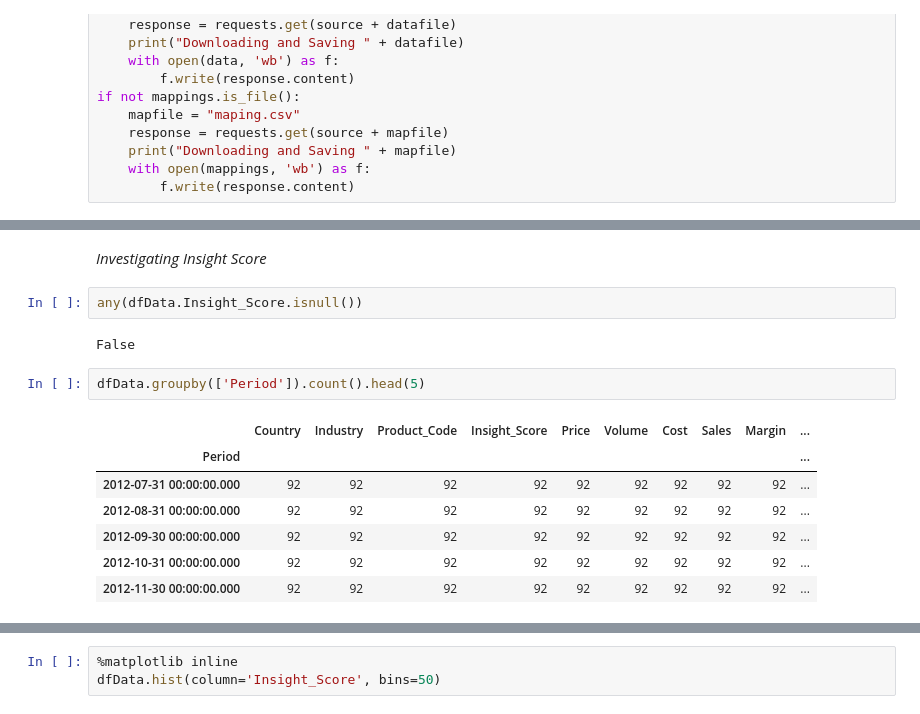
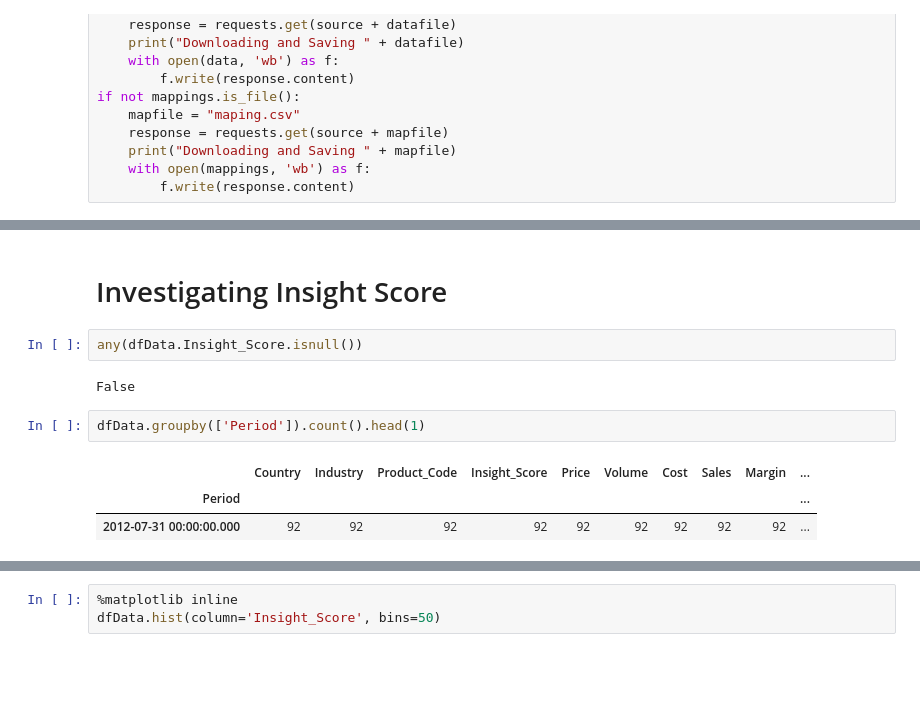
Before and after one commit to arnehuang/crux, a Jupyter notebook: Crux.ipynb, the cells around one changed output, grey strips where cells are left out. Saved outputs shown, nothing was run; the diff lists cells and outputs as text; blank space fills up the shorter version.

```diff
--- a/Crux.ipynb
+++ b/Crux.ipynb
@@ -34,16 +30,12 @@ dfData.head(5)
 # %% [markdown]
-*Investigating Insight Score*
+# Investigating Insight Score
 # %%
 any(dfData.Insight_Score.isnull())
 # %% [output]
 False
 # %%
-dfData.groupby(['Period']).count().head(5)
+dfData.groupby(['Period']).count().head(1)
 # %% [output]
 |  | Country | Industry | Product_Code | Insight_Score | Price | Volume | Cost | Sales | Margin | ... |
 | Period |  |  |  |  |  |  |  |  |  | ... |
 | 2012-07-31 00:00:00.000 | 92 | 92 | 92 | 92 | 92 | 92 | 92 | 92 | 92 | ... |
-| 2012-08-31 00:00:00.000 | 92 | 92 | 92 | 92 | 92 | 92 | 92 | 92 | 92 | ... |
-| 2012-09-30 00:00:00.000 | 92 | 92 | 92 | 92 | 92 | 92 | 92 | 92 | 92 | ... |
-| 2012-10-31 00:00:00.000 | 92 | 92 | 92 | 92 | 92 | 92 | 92 | 92 | 92 | ... |
-| 2012-11-30 00:00:00.000 | 92 | 92 | 92 | 92 | 92 | 92 | 92 | 92 | 92 | ... |
```
Also changed, not shown: parts of 21 cells of this notebook, 2 other files.
